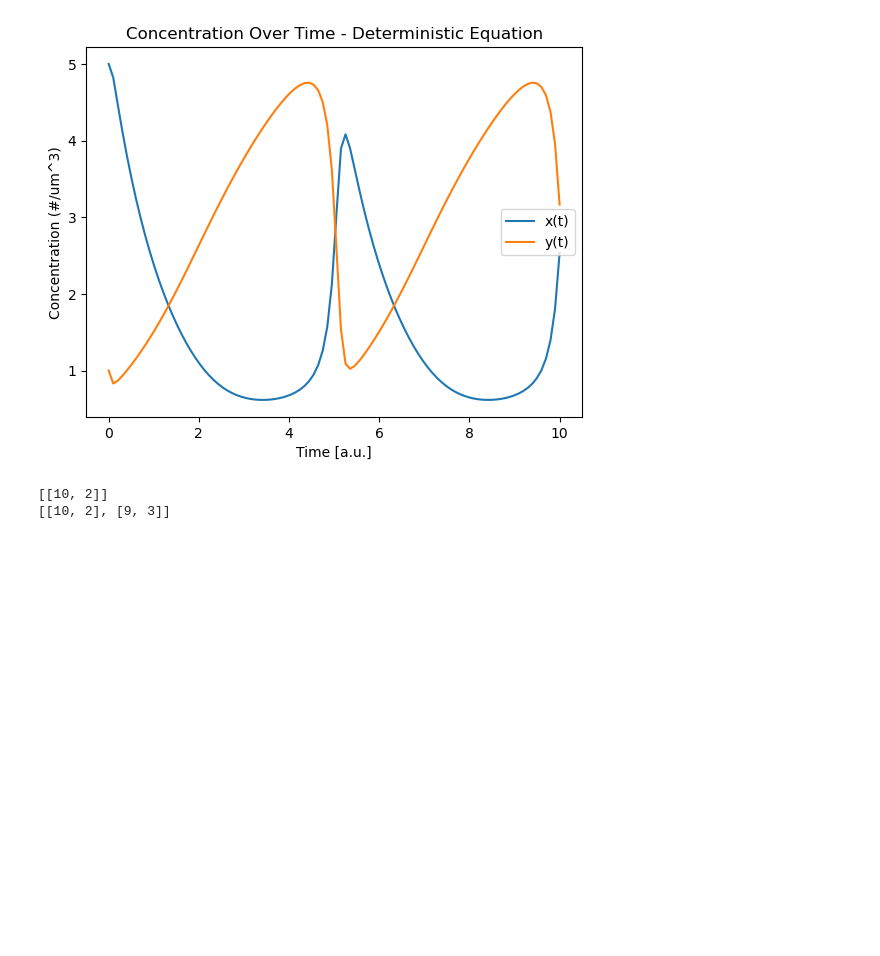
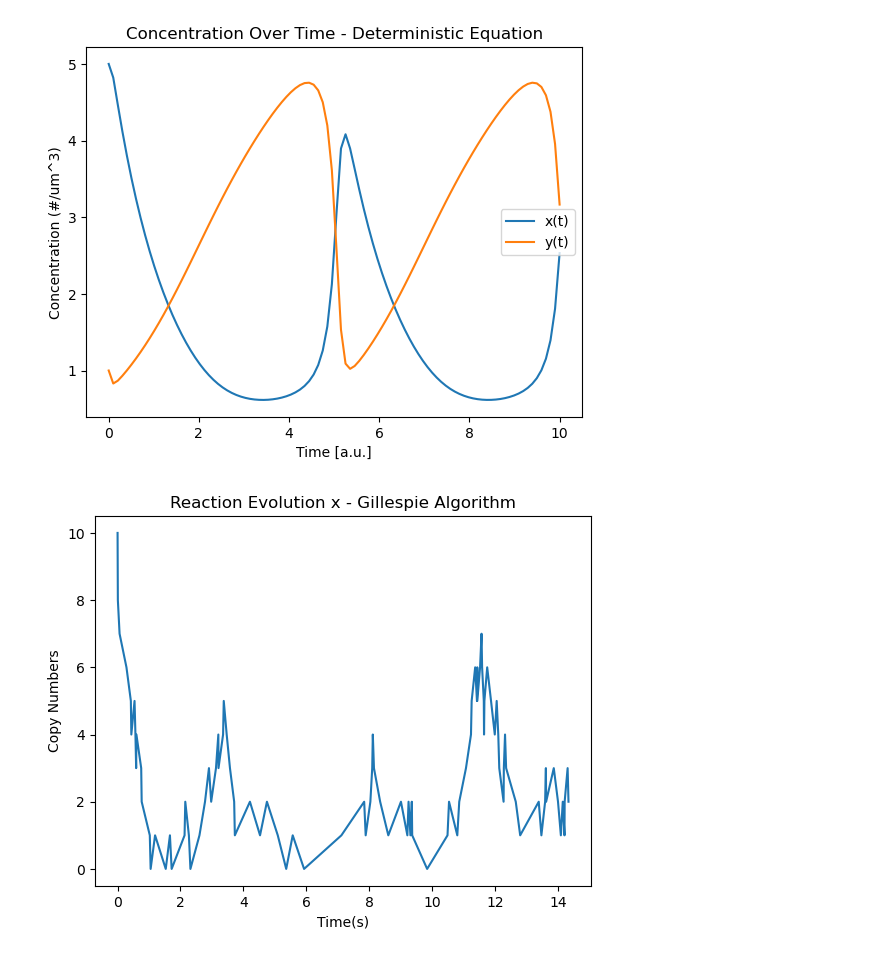
Before and after one commit to JooshK/ModelingTheLivingCell, a Jupyter notebook: scripts/PS3/main.ipynb, the cells around one changed output. Saved outputs shown, nothing was run; the diff lists cells and outputs as text; code cells hidden in the pictures; blank space fills up the shorter version.

Commit message:
completed working gillespie

```diff
--- a/scripts/PS3/main.ipynb
+++ b/scripts/PS3/main.ipynb
@@ -52,10 +52,18 @@ c = [2, 1/8, 1, 1]
 initial_state = [10, 2]
 h = [lambda x,y: 1, lambda x,y: x*y, lambda x,y: x, lambda x,y:x]
 reactions = [[1, 0],[1, -1],[-1,1],[-1,0]]
+n = 100
+M = 4
 
-stochastic_simulation = GillespieSimulation(c, initial_state, reactions)
+stochastic_simulation = GillespieSimulation(c, initial_state, reactions, M, h)
-# %%
-s = stochastic_simulation.run(2)
-# %% [output]
-[[10, 2]]
-[[10, 2], [9, 3]]
+# %%
+time, states = stochastic_simulation.run(n)
+# %%
+plt.figure()
+plt.plot(time, states[:,0], label="x")
+plt.xlabel("Time(s)")
+plt.ylabel("Copy Numbers")
+plt.title("Reaction Evolution x - Gillespie Algorithm")
+plt.savefig("../../data/gillespie_x.png")
+# %% [output]
+[figure, added]
```
Also changed, not shown: parts of 4 cells of this notebook, 3 other files.
